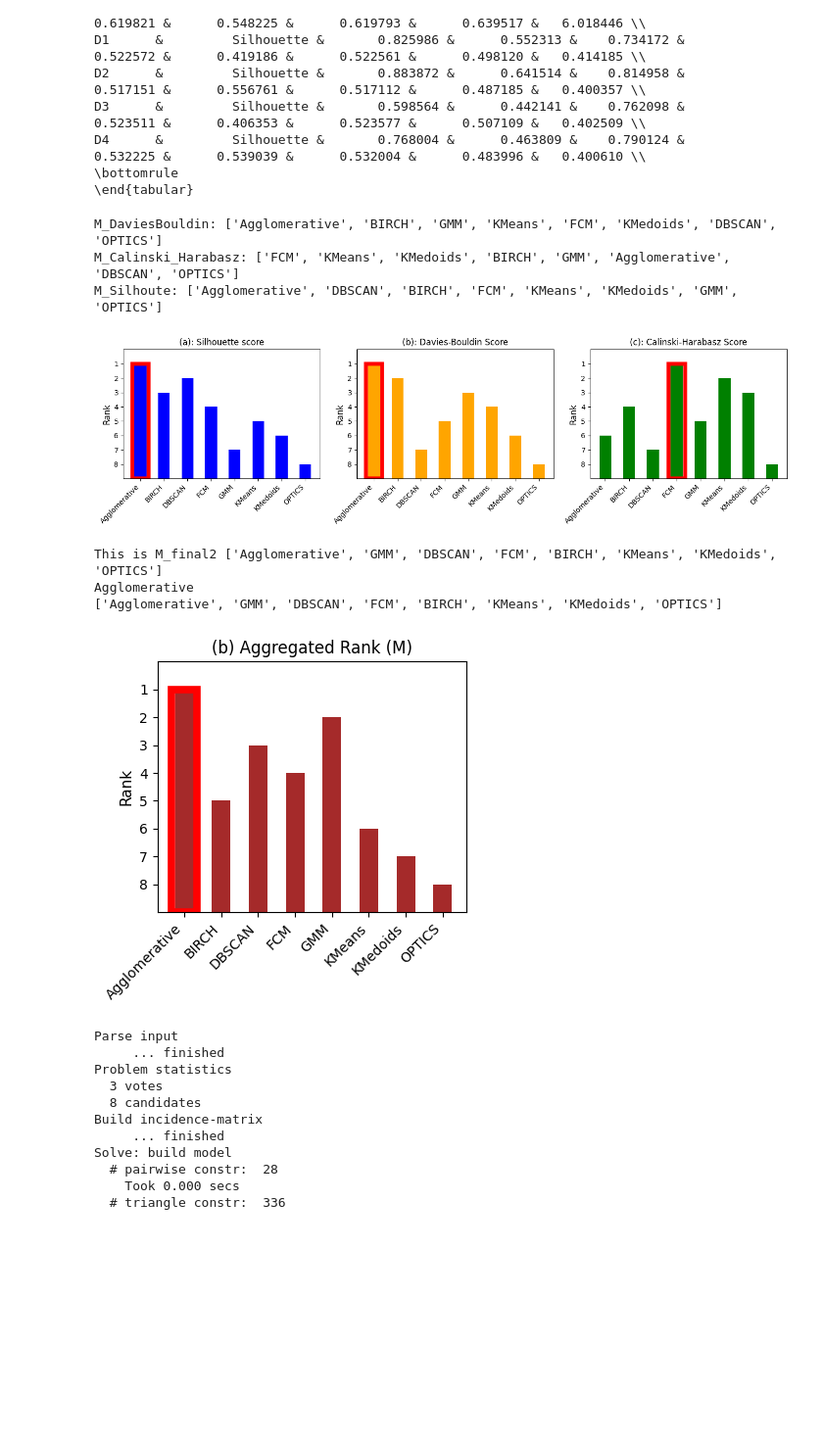
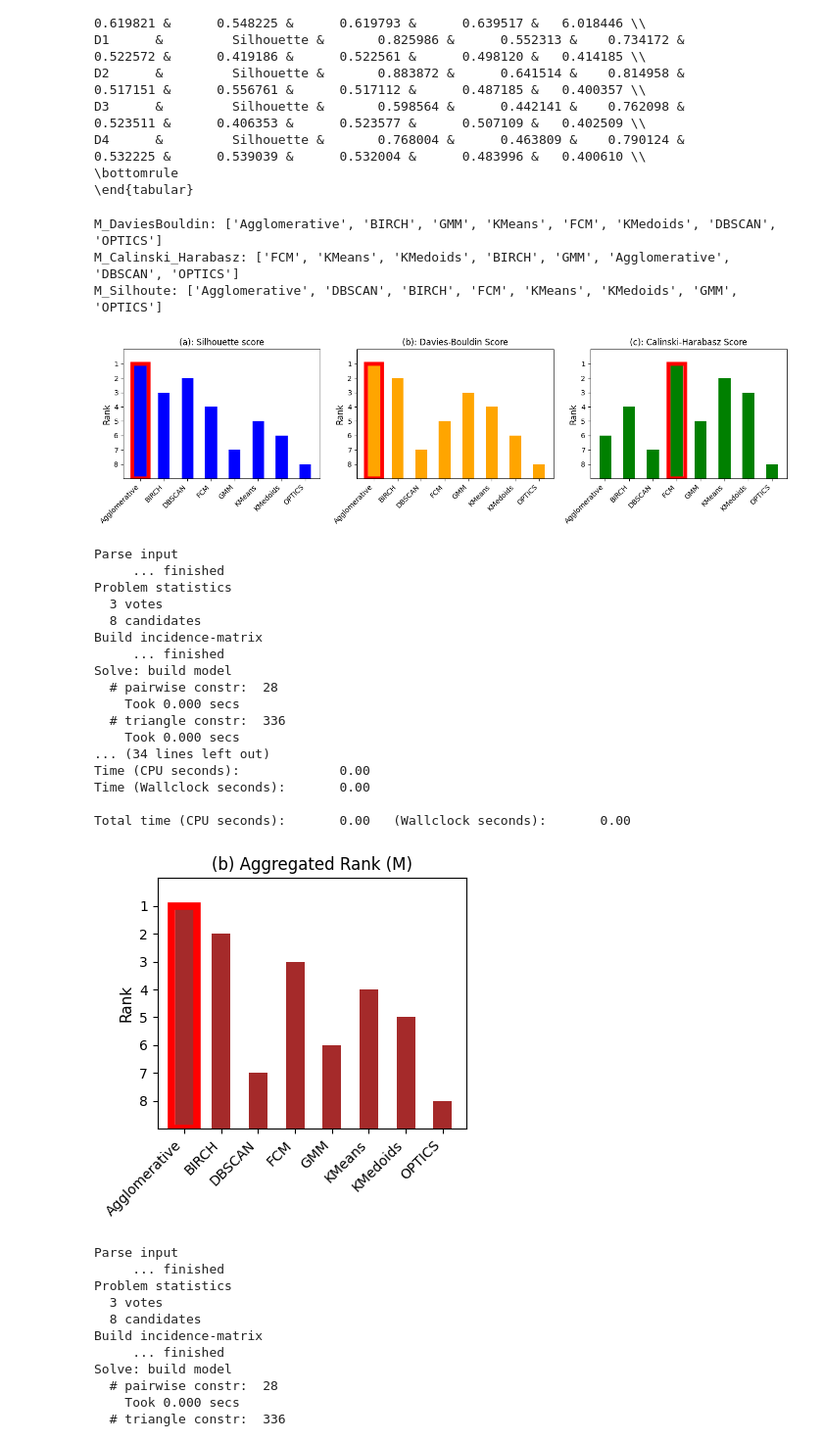
Before and after one commit to mm6396/ClusterComp, a Jupyter notebook: evaluation_modulus8.ipynb, the cells around one changed output. Shown at 98% size. Drawn from its saved outputs; the diff is of its cells as text; code cells hidden in the pictures; blank space fills up the shorter version.

Commit message:
score-results

```diff
--- a/evaluation_modulus8.ipynb
+++ b/evaluation_modulus8.ipynb
@@ -2256,7 +2256,7 @@ plt.show()
 
 
 
-M_final2 = KemenyRanking('score_results/M_results.txt')
+M_final2 = KemenyRanking2('score_results/M_results.txt').compute_solution()
 
 print("This is M_final2", M_final2)
 M_final0 = ', '.join([method.strip('"') for method in M_final2])
@@ -2293,37 +2293,51 @@ algorithms_order = ['Agglomerative', 'BIRCH', 'DBSCAN', 'FCM', 'GMM', 'KMeans',
 fig, ax = plt.subplots(figsize=(4, 4))
 
 visual_rank = 9 - df['Combined'].reindex(algorithms_order).fillna(9)
 
 bars = ax.bar(visual_rank.index, visual_rank, color=colors['Combined'], width=0.5)
 
 highest_rank_bar = df['Combined'].idxmin()
 
 # Highlight the highest rank bar with a red rectangle
 for bar in bars:
     if 9 - bar.get_height() == 1:
         rect = plt.Rectangle((bar.get_x() - 0.1, 0), bar.get_width() + 0.2, bar.get_height(), fill=False, edgecolor='red', linewidth=5.5)
         ax.add_patch(rect)
         break
 
 ax.set_ylabel('Rank', fontsize=11)
 ax.set_ylim(0, 9)
 ax.set_yticks(range(1, 9))
 ax.set_yticklabels(['8', '7', '6', '5', '4', '3', '2', '1'])
 ax.set_title('(b) Aggregated Rank (M)')
 ax.set_xticklabels(visual_rank.index, rotation=45, ha='right')
 
 plt.tight_layout()
 plt.savefig('score_results/Mresults__aggregation3.png', dpi=300)
 plt.show()
 # %% [output]
 M_DaviesBouldin: ['Agglomerative', 'BIRCH', 'GMM', 'KMeans', 'FCM', 'KMedoids', 'DBSCAN', 'OPTICS']
 M_Calinski_Harabasz: ['FCM', 'KMeans', 'KMedoids', 'BIRCH', 'GMM', 'Agglomerative', 'DBSCAN', 'OPTICS']
 M_Silhoute: ['Agglomerative', 'DBSCAN', 'BIRCH', 'FCM', 'KMeans', 'KMedoids', 'GMM', 'OPTICS']
 [figure]
-This is M_final2 ['Agglomerative', 'GMM', 'DBSCAN', 'FCM', 'BIRCH', 'KMeans', 'KMedoids', 'OPTICS']
-Agglomerative
-['Agglomerative', 'GMM', 'DBSCAN', 'FCM', 'BIRCH', 'KMeans', 'KMedoids', 'OPTICS']
+Parse input
+     ... finished
+Problem statistics
+  3 votes
+  8 candidates
+Build incidence-matrix
+     ... finished
+Solve: build model
+  # pairwise constr:  28
+    Took 0.000 secs
+  # triangle constr:  336
+    Took 0.000 secs
+... (34 lines left out)
+Time (CPU seconds):             0.00
+Time (Wallclock seconds):       0.00
+
+Total time (CPU seconds):       0.00   (Wallclock seconds):       0.00
-[figure, old version]
+[figure, new version]
 # %%
 from __future__ import division
 from timeit import default_timer as time
```
Also changed, not shown: 1 other file.
